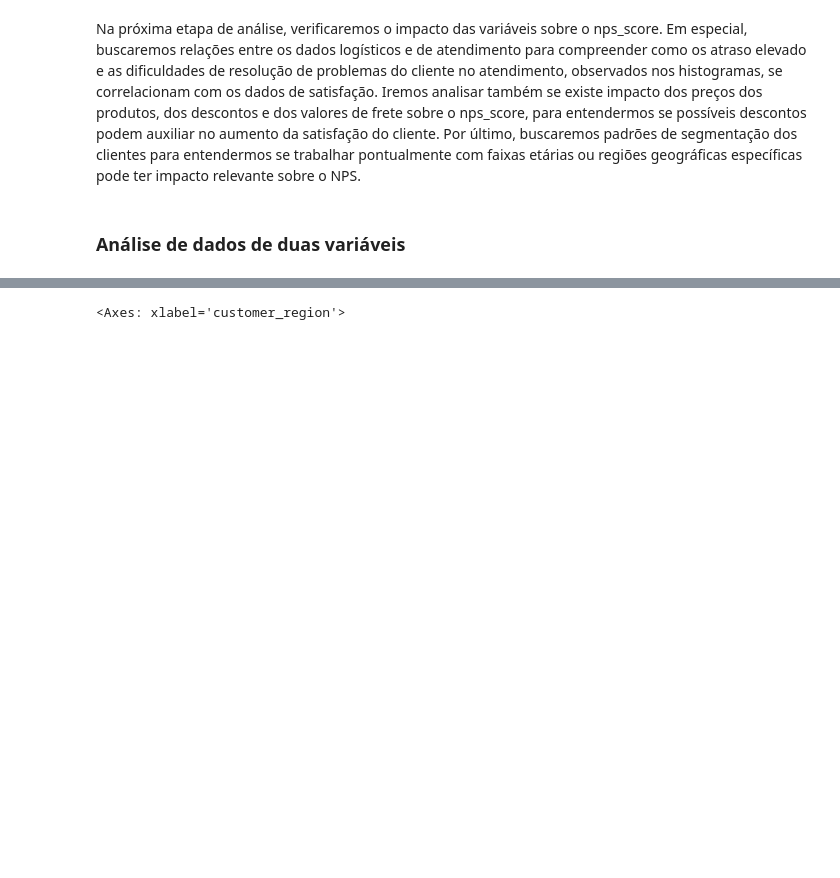
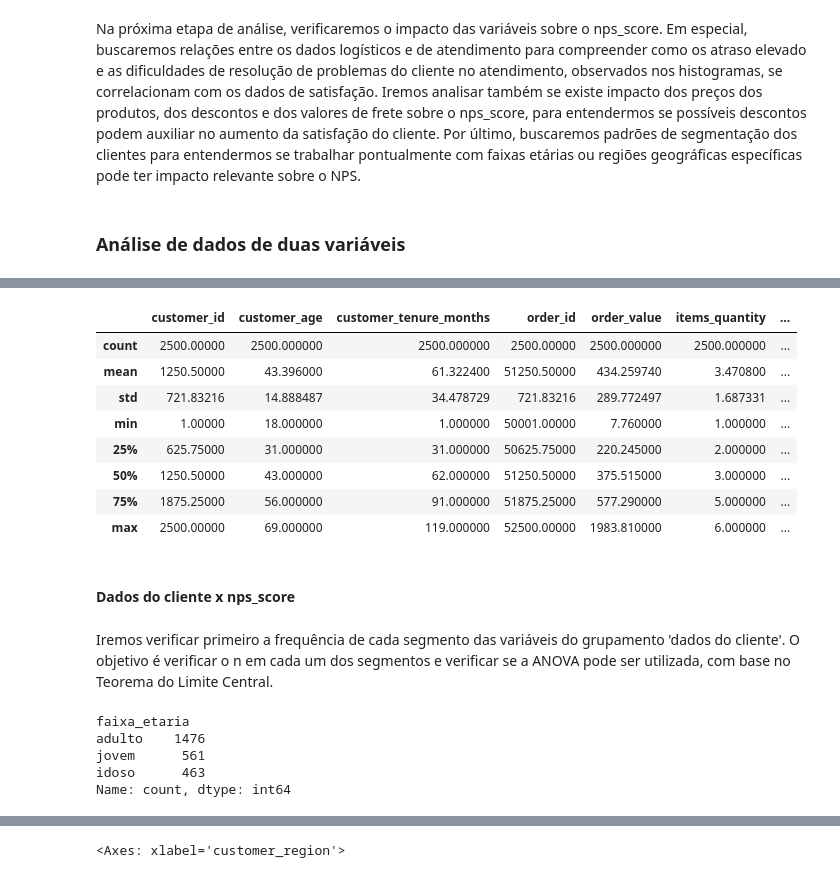
Before and after one commit to 1IAST-G29/TechChallenge-Fase1, a Jupyter notebook: notebooks/tech-challenge.ipynb, the cells around one changed output, grey strips where cells are left out. Saved outputs shown, nothing was run; the diff lists cells and outputs as text; code cells hidden in the pictures; blank space fills up the shorter version.

```diff
--- a/notebooks/tech-challenge.ipynb
+++ b/notebooks/tech-challenge.ipynb
@@ -372,0 +431,24 @@ df
+# %%
+df.describe()
+# %% [output]
+|  | customer_id | customer_age | customer_tenure_months | order_id | order_value | items_quantity | ... |
+| count | 2500.00000 | 2500.000000 | 2500.000000 | 2500.00000 | 2500.000000 | 2500.000000 | ... |
+| mean | 1250.50000 | 43.396000 | 61.322400 | 51250.50000 | 434.259740 | 3.470800 | ... |
+| std | 721.83216 | 14.888487 | 34.478729 | 721.83216 | 289.772497 | 1.687331 | ... |
+| min | 1.00000 | 18.000000 | 1.000000 | 50001.00000 | 7.760000 | 1.000000 | ... |
+| 25% | 625.75000 | 31.000000 | 31.000000 | 50625.75000 | 220.245000 | 2.000000 | ... |
+| 50% | 1250.50000 | 43.000000 | 62.000000 | 51250.50000 | 375.515000 | 3.000000 | ... |
+| 75% | 1875.25000 | 56.000000 | 91.000000 | 51875.25000 | 577.290000 | 5.000000 | ... |
+| max | 2500.00000 | 69.000000 | 119.000000 | 52500.00000 | 1983.810000 | 6.000000 | ... |
+# %% [markdown]
+#### Dados do cliente x nps_score
+# %% [markdown]
+Iremos verificar primeiro a frequência de cada segmento das variáveis do grupamento 'dados do cliente'. O objetivo é verificar o n em cada um dos segmentos e verificar se a ANOVA pode ser utilizada, com base no Teorema do Limite Central.
+# %%
+df['faixa_etaria'].value_counts()
+# %% [output]
+faixa_etaria
+adulto    1476
+jovem      561
+idoso      463
+Name: count, dtype: int64
```
Also changed, not shown: parts of 23 cells of this notebook, 1 other file.
